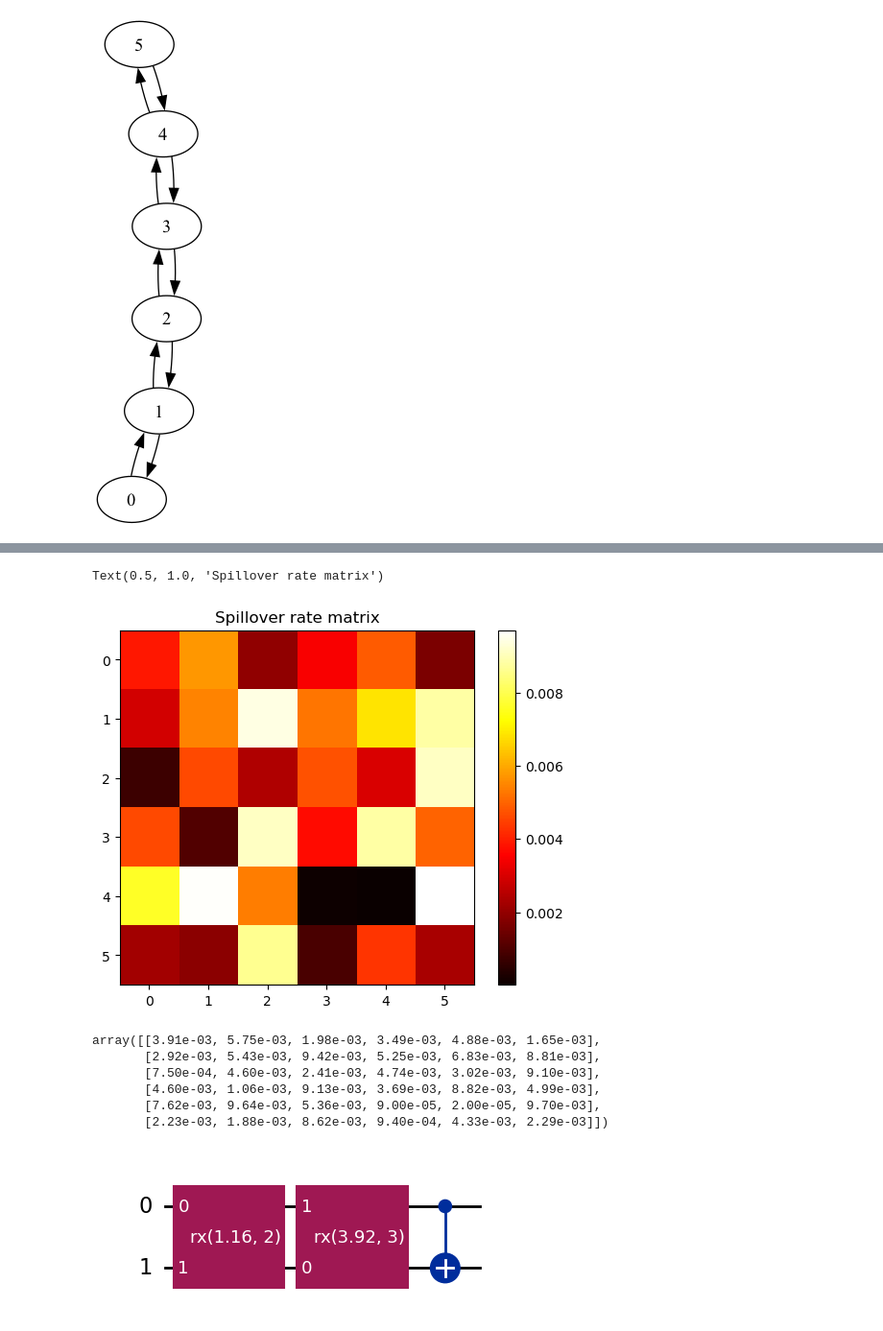
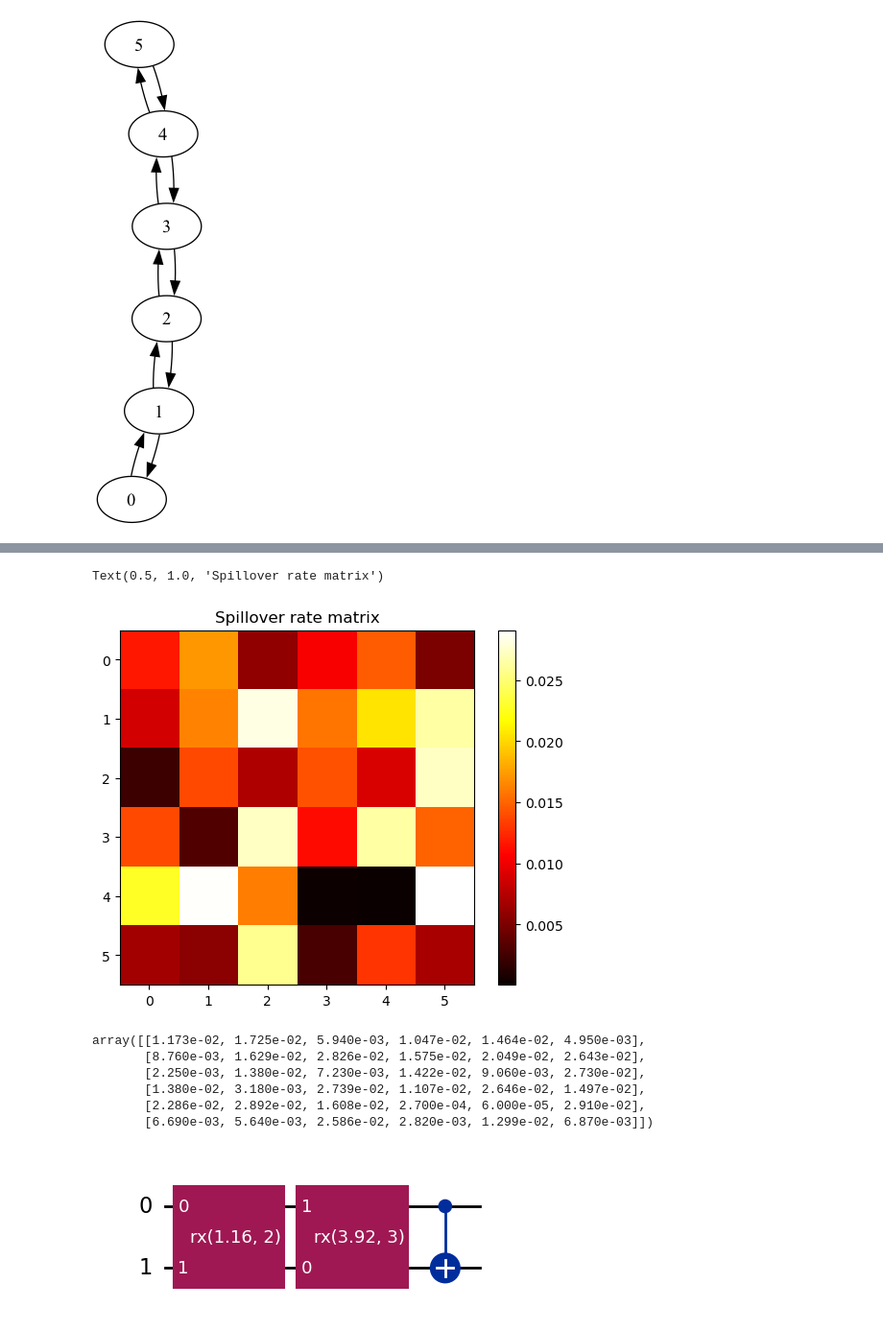
Before and after one commit to arthurostrauss/Quantum_Optimal_Control, a Jupyter notebook: gate_level/spillover_noise_use_case/generic_spillover/spillover_effect_on_subsystem.ipynb, the cells around one changed output, grey strips where cells are left out. Shown at 96% size. Drawn from its saved outputs; the diff is of its cells as text; code cells hidden in the pictures.

```diff
--- a/gate_level/spillover_noise_use_case/generic_spillover/spillover_effect_on_subsystem.ipynb
+++ b/gate_level/spillover_noise_use_case/generic_spillover/spillover_effect_on_subsystem.ipynb
@@ -41,41 +41,42 @@ Parameter dictionary:
 # %%
 # Define noise-coupling matrix with gamma values (example values)
 gamma_matrix = np.zeros((num_qubits, num_qubits))
-gamma_matrix[0, 1] = 0.05  # γ_0->1
+gamma_matrix[0, 1] = 0.0  # γ_0->1
 gamma_matrix[0, 3] = 0.0  # γ_0->3
-gamma_matrix[1, 2] = 0.05  # γ_1->2
+gamma_matrix[1, 2] = 0.0  # γ_1->2
 gamma_matrix[2, 2] = 0.05  # γ_2->2
-gamma_matrix[2, 3] = 0.05  # γ_2->3
-gamma_matrix[3, 2] = 0.05  # γ_3->2
+gamma_matrix[2, 3] = 0.0  # γ_2->3
+gamma_matrix[3, 2] = 0.0  # γ_3->2
 gamma_matrix[4, 3] = 0.0  # γ_4->3
 gamma_matrix[5, 4] = 0.0  # γ_5->4
-gamma_matrix = 0.01 * np.round(np.random.rand(num_qubits, num_qubits), 3)
+gamma_matrix = 0.03 * np.round(np.random.rand(num_qubits, num_qubits), 3)
+# gamma_matrix = 0.05 * np.eye(num_qubits)
 # Display gamma matrix with imshow plot for better visualization
 plt.imshow(gamma_matrix, cmap="hot", interpolation="nearest")
 plt.colorbar()
 plt.title("Spillover rate matrix")
 
 # Display gamma matrix as weights in a directed graph
 # import networkx as nx
 #
 # G = nx.DiGraph(gamma_matrix)
 # pos = nx.spring_layout(G)
 # nx.draw(G, None, with_labels=True, node_size=1000, node_color="skyblue", font_size=10)
 # labels = nx.get_edge_attributes(G, "weight")
 # nx.draw_networkx_edge_labels(G, pos, edge_labels=labels)
 # plt.title("Spillover rate matrix as directed graph")
 # %% [output]
 Text(0.5, 1.0, 'Spillover rate matrix')
-[figure, old version]
+[figure, new version]
 # %%
 gamma_matrix
 # %% [output]
-array([[3.91e-03, 5.75e-03, 1.98e-03, 3.49e-03, 4.88e-03, 1.65e-03],
-       [2.92e-03, 5.43e-03, 9.42e-03, 5.25e-03, 6.83e-03, 8.81e-03],
-       [7.50e-04, 4.60e-03, 2.41e-03, 4.74e-03, 3.02e-03, 9.10e-03],
-       [4.60e-03, 1.06e-03, 9.13e-03, 3.69e-03, 8.82e-03, 4.99e-03],
-       [7.62e-03, 9.64e-03, 5.36e-03, 9.00e-05, 2.00e-05, 9.70e-03],
-       [2.23e-03, 1.88e-03, 8.62e-03, 9.40e-04, 4.33e-03, 2.29e-03]])
+array([[1.173e-02, 1.725e-02, 5.940e-03, 1.047e-02, 1.464e-02, 4.950e-03],
+       [8.760e-03, 1.629e-02, 2.826e-02, 1.575e-02, 2.049e-02, 2.643e-02],
+       [2.250e-03, 1.380e-02, 7.230e-03, 1.422e-02, 9.060e-03, 2.730e-02],
+       [1.380e-02, 3.180e-03, 2.739e-02, 1.107e-02, 2.646e-02, 1.497e-02],
+       [2.286e-02, 2.892e-02, 1.608e-02, 2.700e-04, 6.000e-05, 2.910e-02],
+       [6.690e-03, 5.640e-03, 2.586e-02, 2.820e-03, 1.299e-02, 6.870e-03]])
 # %%
 pm = PassManager(
     [
```
Also changed, not shown: parts of 19 cells of this notebook, 32 other files.
